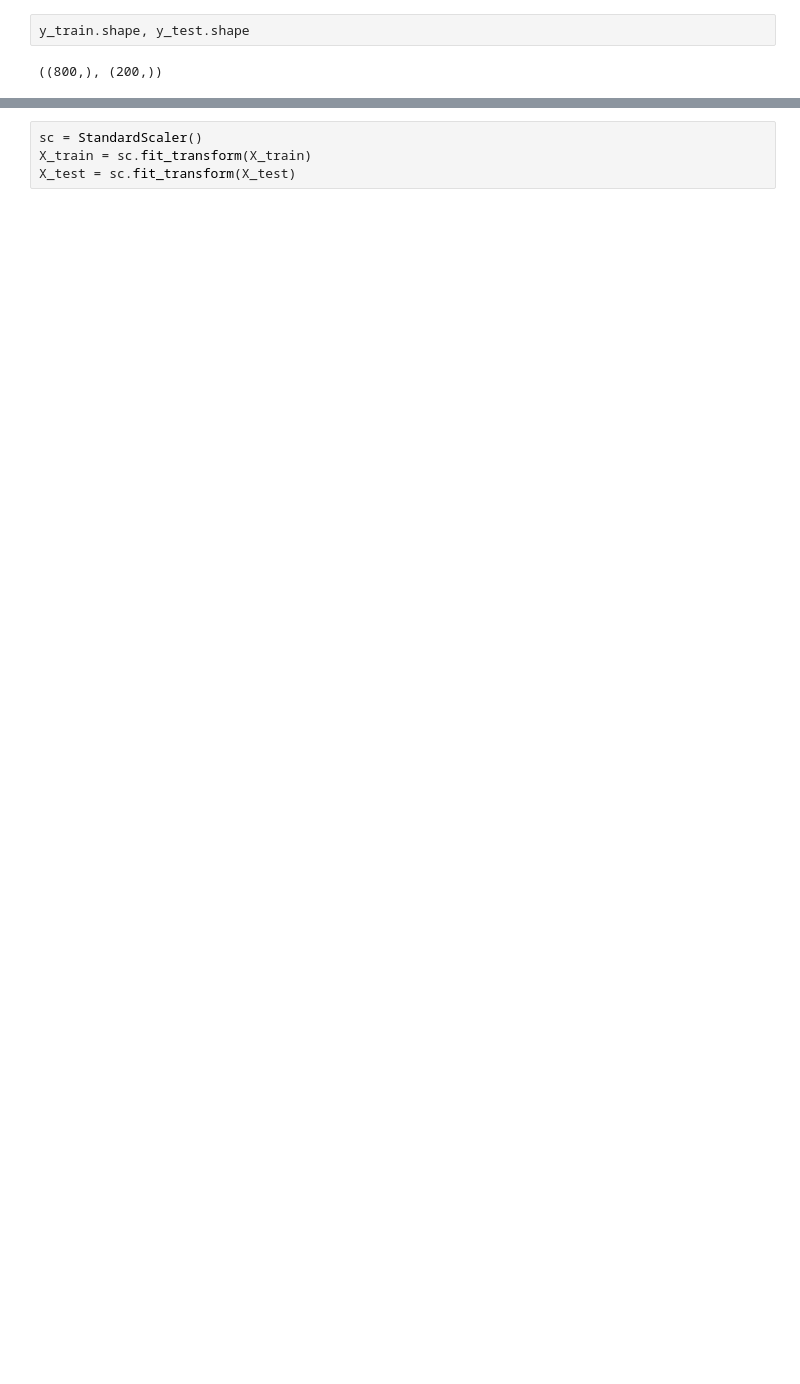
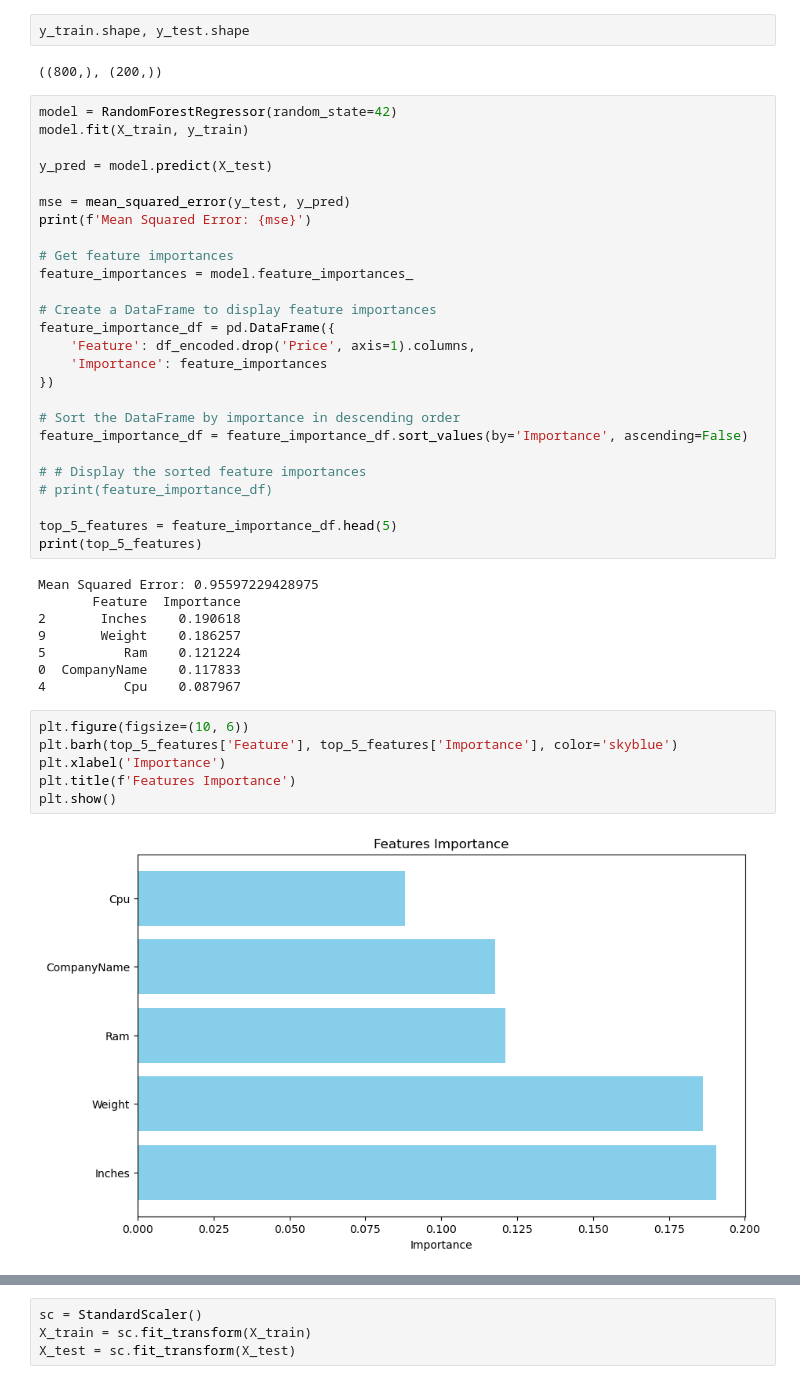
Before and after one commit to Jieyieteoh03/DS_capstone_project, a Jupyter notebook: DS Capstone Project Jie Yie.ipynb, the cells around one changed output, grey strips where cells are left out. Cells and saved outputs as stored; diff of their text form; blank space fills up the shorter version.

```diff
--- a/DS Capstone Project Jie Yie.ipynb
+++ b/DS Capstone Project Jie Yie.ipynb
@@ -290,3 +294,45 @@ X_train.shape, X_test.shape
 y_train.shape, y_test.shape
 # %% [output]
 ((800,), (200,))
+# %%
+model = RandomForestRegressor(random_state=42)
+model.fit(X_train, y_train)
+
+y_pred = model.predict(X_test)
+
+mse = mean_squared_error(y_test, y_pred)
+print(f'Mean Squared Error: {mse}')
+
+# Get feature importances
+feature_importances = model.feature_importances_
+
+# Create a DataFrame to display feature importances
+feature_importance_df = pd.DataFrame({
+    'Feature': df_encoded.drop('Price', axis=1).columns,
+    'Importance': feature_importances
+})
+
+# Sort the DataFrame by importance in descending order
+feature_importance_df = feature_importance_df.sort_values(by='Importance', ascending=False)
+
+# # Display the sorted feature importances
+# print(feature_importance_df)
+
+top_5_features = feature_importance_df.head(5)
+print(top_5_features)
+# %% [output]
+Mean Squared Error: 0.95597229428975
+       Feature  Importance
+2       Inches    0.190618
+9       Weight    0.186257
+5          Ram    0.121224
+0  CompanyName    0.117833
+4          Cpu    0.087967
+# %%
+plt.figure(figsize=(10, 6))
+plt.barh(top_5_features['Feature'], top_5_features['Importance'], color='skyblue')
+plt.xlabel('Importance')
+plt.title(f'Features Importance')
+plt.show()
+# %% [output]
+[figure, added]
```
Also changed, not shown: parts of 28 cells of this notebook.
